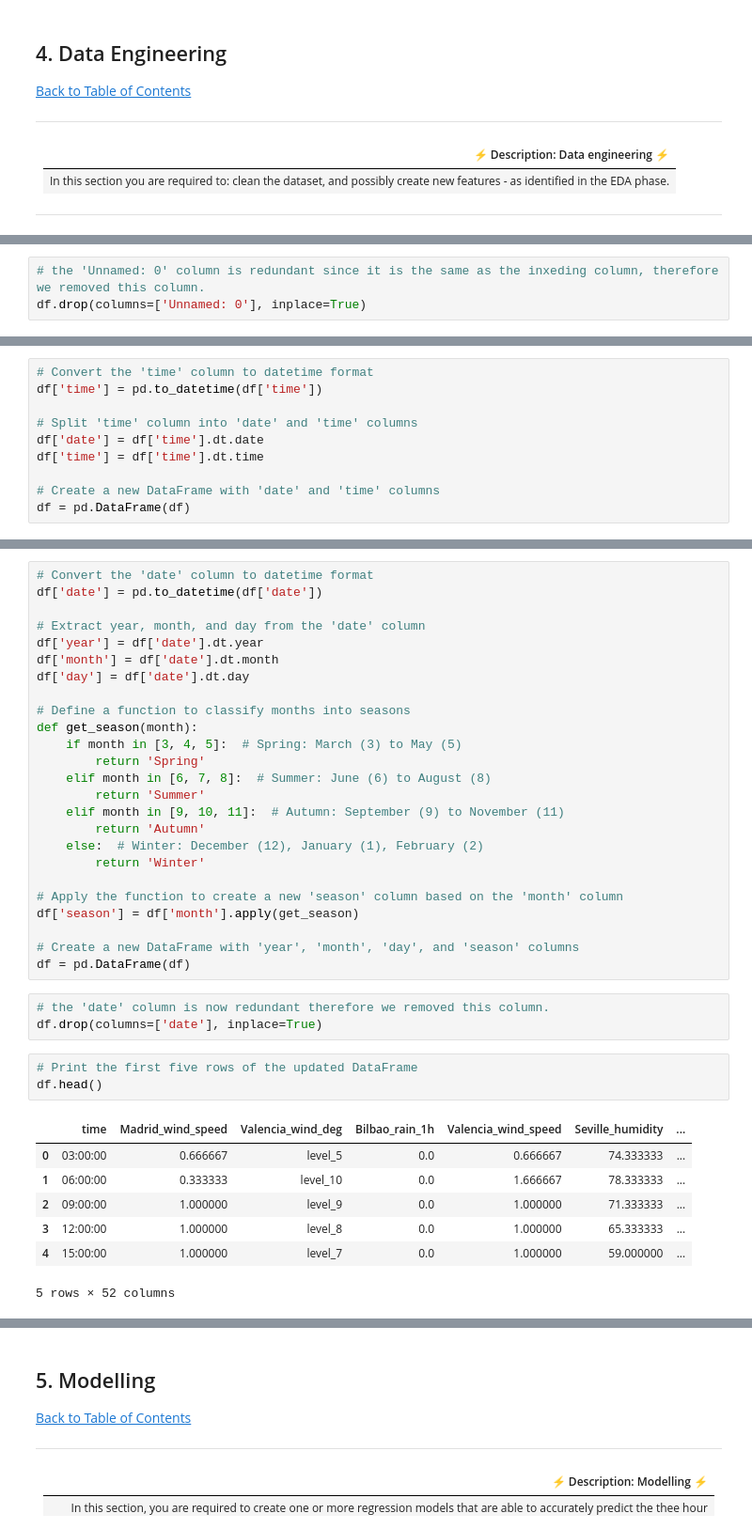
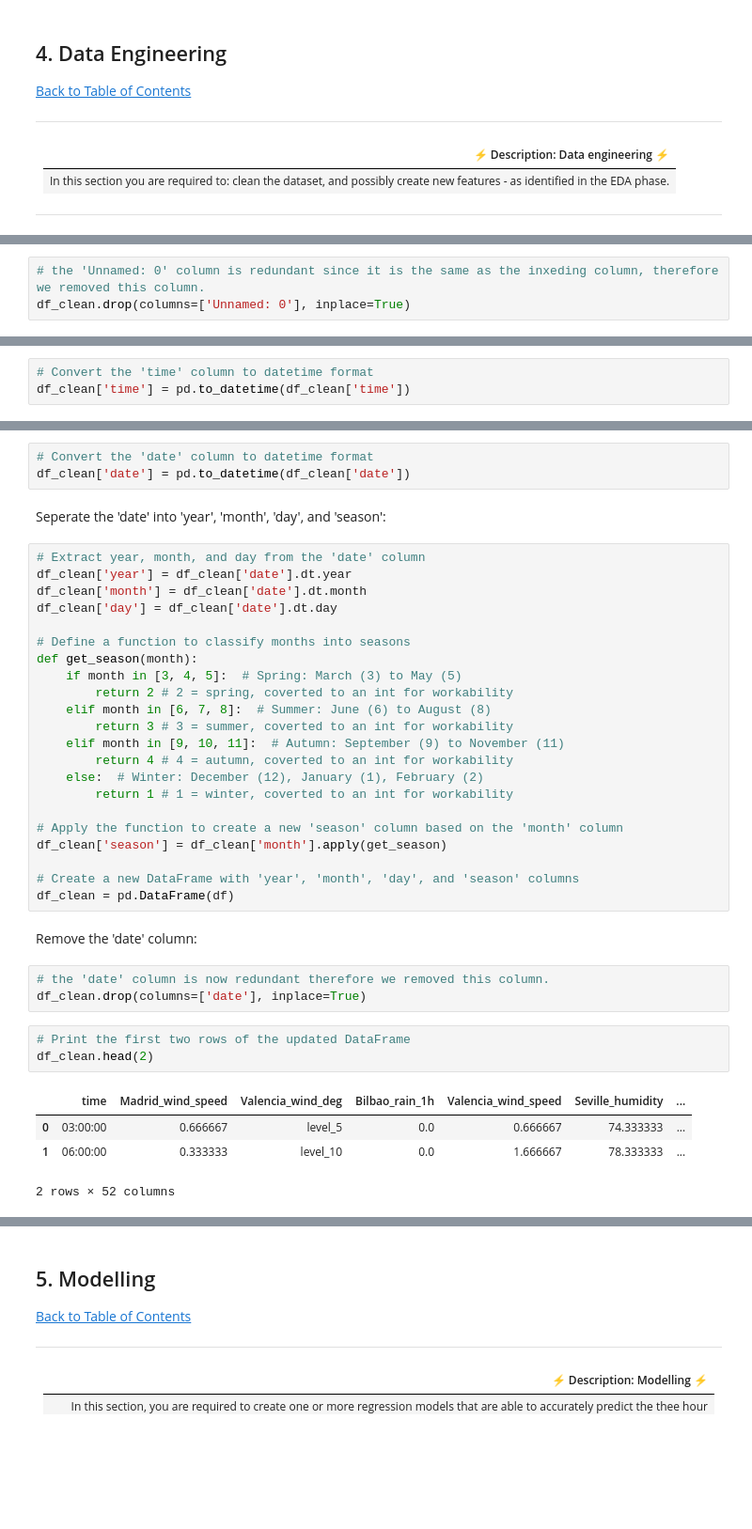
Before and after one commit to PRICILLNDOU/Team-EG3-Regression, a Jupyter notebook: starter-notebook_Christelle.ipynb, the cells around one changed output, grey strips where cells are left out. Shown at 94% size. Cells and saved outputs as stored; diff of their text form; blank space fills up the shorter version.

```diff
--- a/starter-notebook_Christelle.ipynb
+++ b/starter-notebook_Christelle.ipynb
@@ -446,3 +478,3 @@ Remove Redundant Features:
 # %%
 # the 'Unnamed: 0' column is redundant since it is the same as the inxeding column, therefore we removed this column.
-df.drop(columns=['Unnamed: 0'], inplace=True)
+df_clean.drop(columns=['Unnamed: 0'], inplace=True)
@@ -451,10 +494,3 @@ Create New Features:
 # %%
 # Convert the 'time' column to datetime format
-df['time'] = pd.to_datetime(df['time'])
-
-# Split 'time' column into 'date' and 'time' columns
-df['date'] = df['time'].dt.date
-df['time'] = df['time'].dt.time
-
-# Create a new DataFrame with 'date' and 'time' columns
-df = pd.DataFrame(df)
+df_clean['time'] = pd.to_datetime(df_clean['time'])
@@ -461,39 +523,40 @@ df = pd.DataFrame(df)
 # %%
 # Convert the 'date' column to datetime format
-df['date'] = pd.to_datetime(df['date'])
-
-# Extract year, month, and day from the 'date' column
-df['year'] = df['date'].dt.year
-df['month'] = df['date'].dt.month
-df['day'] = df['date'].dt.day
-
-# Define a function to classify months into seasons
-def get_season(month):
-    if month in [3, 4, 5]:  # Spring: March (3) to May (5)
-        return 'Spring'
-    elif month in [6, 7, 8]:  # Summer: June (6) to August (8)
-        return 'Summer'
-    elif month in [9, 10, 11]:  # Autumn: September (9) to November (11)
-        return 'Autumn'
-    else:  # Winter: December (12), January (1), February (2)
-        return 'Winter'
-
-# Apply the function to create a new 'season' column based on the 'month' column
-df['season'] = df['month'].apply(get_season)
-
-# Create a new DataFrame with 'year', 'month', 'day', and 'season' columns
-df = pd.DataFrame(df)
+df_clean['date'] = pd.to_datetime(df_clean['date'])
+# %% [markdown]
+Seperate the 'date' into 'year', 'month', 'day', and 'season':
+# %%
+# Extract year, month, and day from the 'date' column
+df_clean['year'] = df_clean['date'].dt.year
+df_clean['month'] = df_clean['date'].dt.month
+df_clean['day'] = df_clean['date'].dt.day
+
+# Define a function to classify months into seasons
+def get_season(month):
+    if month in [3, 4, 5]:  # Spring: March (3) to May (5)
+        return 2 # 2 = spring, coverted to an int for workability
+    elif month in [6, 7, 8]:  # Summer: June (6) to August (8)
+        return 3 # 3 = summer, coverted to an int for workability
+    elif month in [9, 10, 11]:  # Autumn: September (9) to November (11)
+        return 4 # 4 = autumn, coverted to an int for workability
+    else:  # Winter: December (12), January (1), February (2)
+        return 1 # 1 = winter, coverted to an int for workability
+
+# Apply the function to create a new 'season' column based on the 'month' column
+df_clean['season'] = df_clean['month'].apply(get_season)
+
+# Create a new DataFrame with 'year', 'month', 'day', and 'season' columns
+df_clean = pd.DataFrame(df)
+# %% [markdown]
+Remove the 'date' column:
 # %%
 # the 'date' column is now redundant therefore we removed this column.
-df.drop(columns=['date'], inplace=True)
+df_clean.drop(columns=['date'], inplace=True)
 # %%
-# Print the first five rows of the updated DataFrame
-df.head()
+# Print the first two rows of the updated DataFrame
+df_clean.head(2)
 # %% [output]
 |  | time | Madrid_wind_speed | Valencia_wind_deg | Bilbao_rain_1h | Valencia_wind_speed | Seville_humidity | ... |
 | 0 | 03:00:00 | 0.666667 | level_5 | 0.0 | 0.666667 | 74.333333 | ... |
 | 1 | 06:00:00 | 0.333333 | level_10 | 0.0 | 1.666667 | 78.333333 | ... |
-| 2 | 09:00:00 | 1.000000 | level_9 | 0.0 | 1.000000 | 71.333333 | ... |
-| 3 | 12:00:00 | 1.000000 | level_8 | 0.0 | 1.000000 | 65.333333 | ... |
-| 4 | 15:00:00 | 1.000000 | level_7 | 0.0 | 1.000000 | 59.000000 | ... |
-5 rows × 52 columns
+2 rows × 52 columns
```
Also changed, not shown: parts of 28 cells of this notebook.
